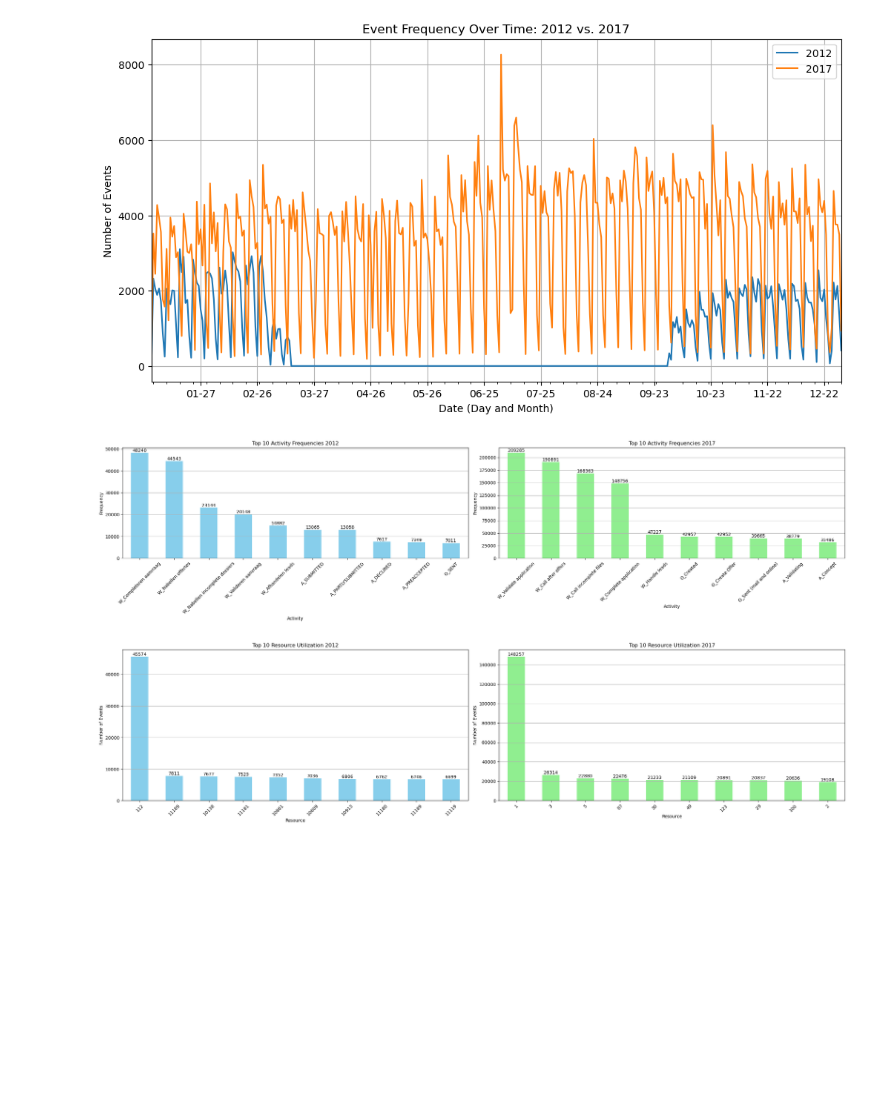
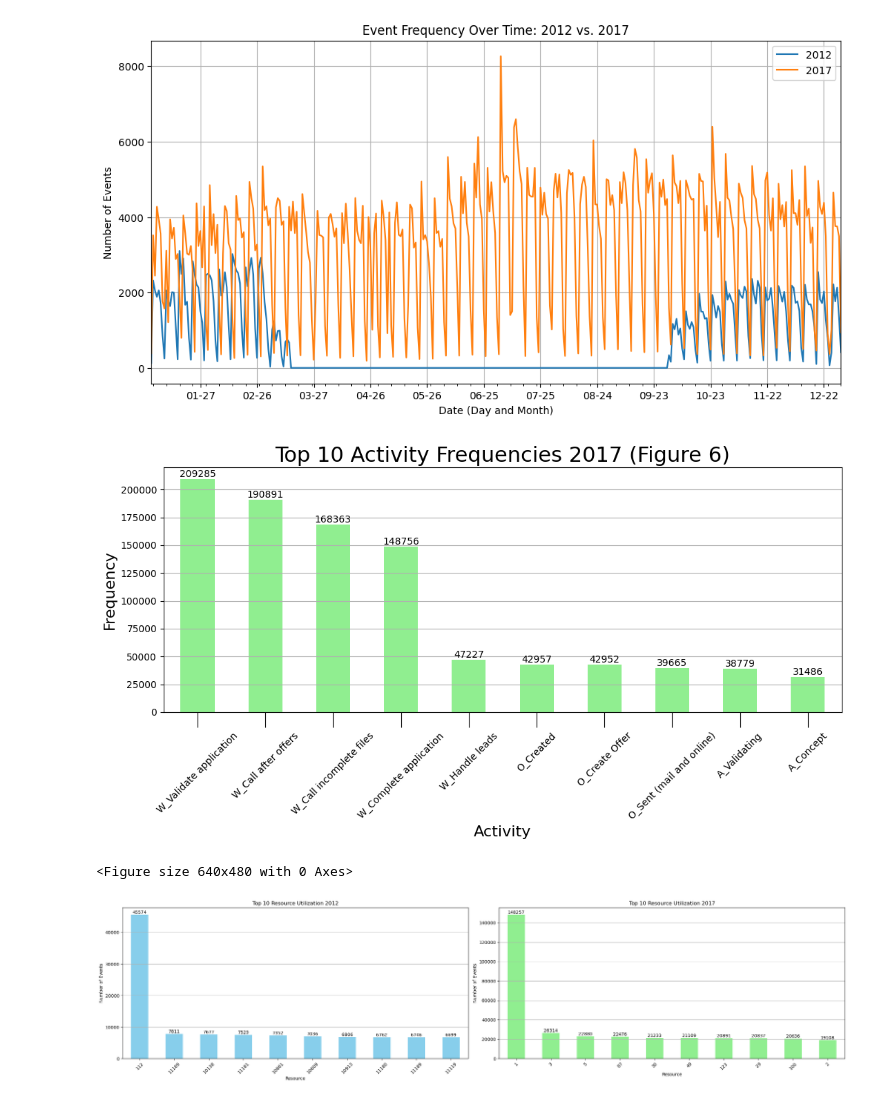
Before and after one commit to AlexRaudvee/Process_Mining_1, a Jupyter notebook: visualizations.ipynb, the cells around one changed output. Saved outputs shown, nothing was run; the diff lists cells and outputs as text; code cells hidden in the pictures; blank space fills up the shorter version.

```diff
--- a/visualizations.ipynb
+++ b/visualizations.ipynb
@@ -11,6 +26,6 @@ import numpy as np
 # %%
-df_2017 = pd.read_csv('clean_BPI_2017.csv')
-df_2012 = pd.read_csv('clean_BPI_2012.csv')
+df_2017 = pd.read_csv(f'{path_to_data_folder}clean_BPI_2017.csv')
+df_2012 = pd.read_csv(f'{path_to_data_folder}clean_BPI_2012.csv')
 # %%
 df_2012['concept:name'].value_counts()
 # %% [output]
@@ -124,42 +141,44 @@ plt.gca().xaxis.set_major_locator(mdates.DayLocator(interval=30))  # Adjust inte
 plt.grid(True)
 plt.show()
 # %% [output]
-[figure, old version]
+[figure, new version]
 # %%
 # Count the number of occurrences of each activity
 activity_frequency_2012 = df_2012['concept:name'].value_counts().head(10)  # Top 10 activities for simplicity
 activity_frequency_2017 = df_2017['concept:name'].value_counts().head(10)  # Top 10 activities for simplicity
 
-fig, axes = plt.subplots(nrows=1, ncols=2, figsize=(24, 6))
+fig, axes = plt.subplots(figsize=(11, 6))
 
 # Plot for 2012
-activity_frequency_2012.plot(kind='bar', ax=axes[0], color='skyblue')
-axes[0].set_title('Top 10 Activity Frequencies 2012')
-axes[0].set_xlabel('Activity')
-axes[0].set_ylabel('Frequency')
-axes[0].tick_params(axis='x', rotation=45)
-axes[0].grid(axis='y')
+# activity_frequency_2012.plot(kind='bar', ax=axes[0], color='skyblue')
+# axes[0].set_title('Top 10 Activity Frequencies 2012')
+# axes[0].set_xlabel('Activity')
+# axes[0].set_ylabel('Frequency')
+# axes[0].tick_params(axis='x', rotation=45)
+# axes[0].grid(axis='y')
 
-# Adding the text on the bars for 2012
-for index, value in enumerate(activity_frequency_2012):
-    axes[0].text(index, value, str(value), ha='center', va='bottom')
+# # Adding the text on the bars for 2012
+# for index, value in enumerate(activity_frequency_2012):
+#     axes[0].text(index, value, str(value), ha='center', va='bottom')
 
 # Plot for 2017
-activity_frequency_2017.plot(kind='bar', ax=axes[1], color='lightgreen')
-axes[1].set_title('Top 10 Activity Frequencies 2017')
-axes[1].set_xlabel('Activity')
-axes[1].set_ylabel('Frequency')
-axes[1].tick_params(axis='x', rotation=45)
-axes[1].grid(axis='y')
+activity_frequency_2017.plot(kind='bar', ax=axes, color='lightgreen')
+axes.set_title('Top 10 Activity Frequencies 2017 (Figure 6)', size=22)
+axes.set_xlabel('Activity', size=16)
+axes.set_ylabel('Frequency', size=16)
+axes.tick_params(axis='x', rotation=45, size=16)
+axes.grid(axis='y')
 
 # Adding the text on the bars for 2017
 for index, value in enumerate(activity_frequency_2017):
-    axes[1].text(index, value, str(value), ha='center', va='bottom')
+    axes.text(index, value, str(value), ha='center', va='bottom')
 
 plt.tight_layout()
 plt.show()
+plt.savefig('toop_10_activity_frequencies_2017.PNG')
 # %% [output]
-[figure, old version]
+[figure, new version]
+<Figure size 640x480 with 0 Axes>
 # %%
 # Count the number of events per resource
 resource_utilization_2012= df_2012['org:resource'].value_counts().head(10)  # Top 10 resources for simplicity
```
Also changed, not shown: parts of 19 cells of this notebook, 1 other file.
